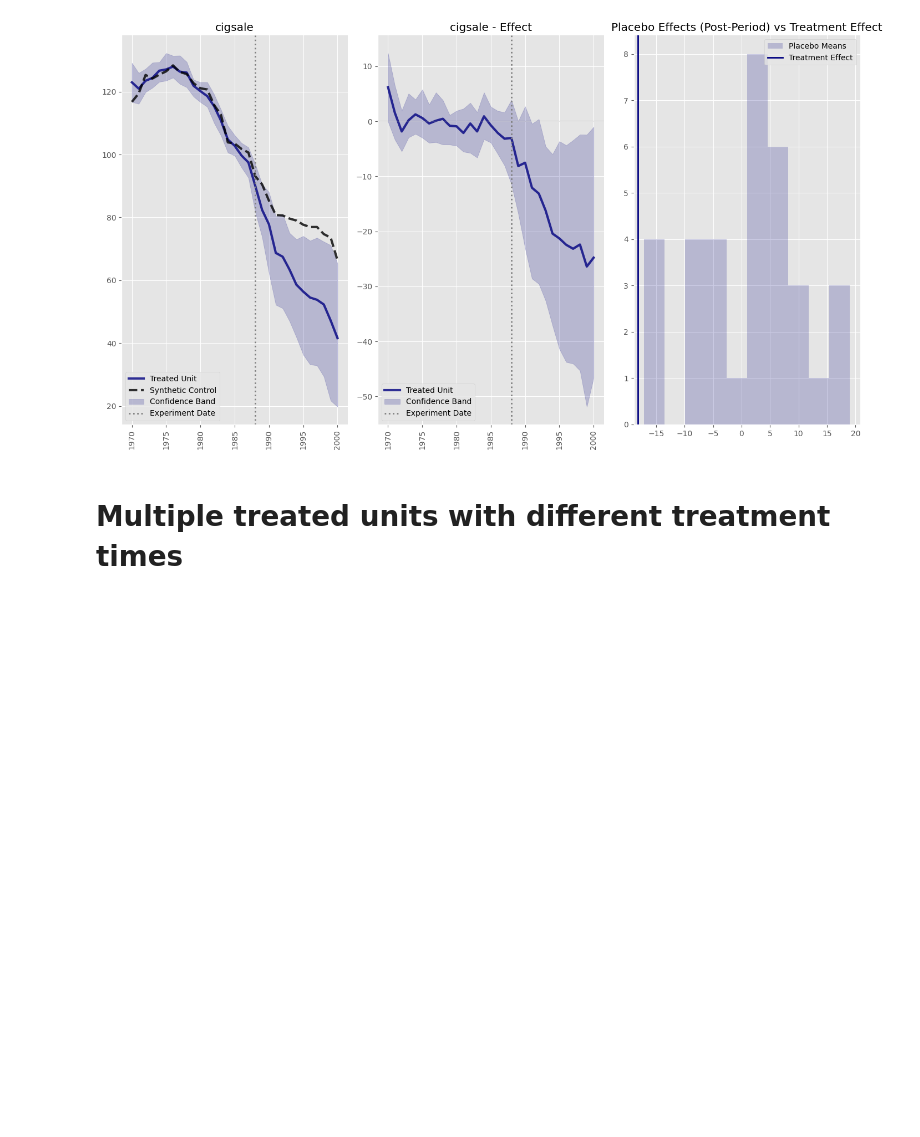
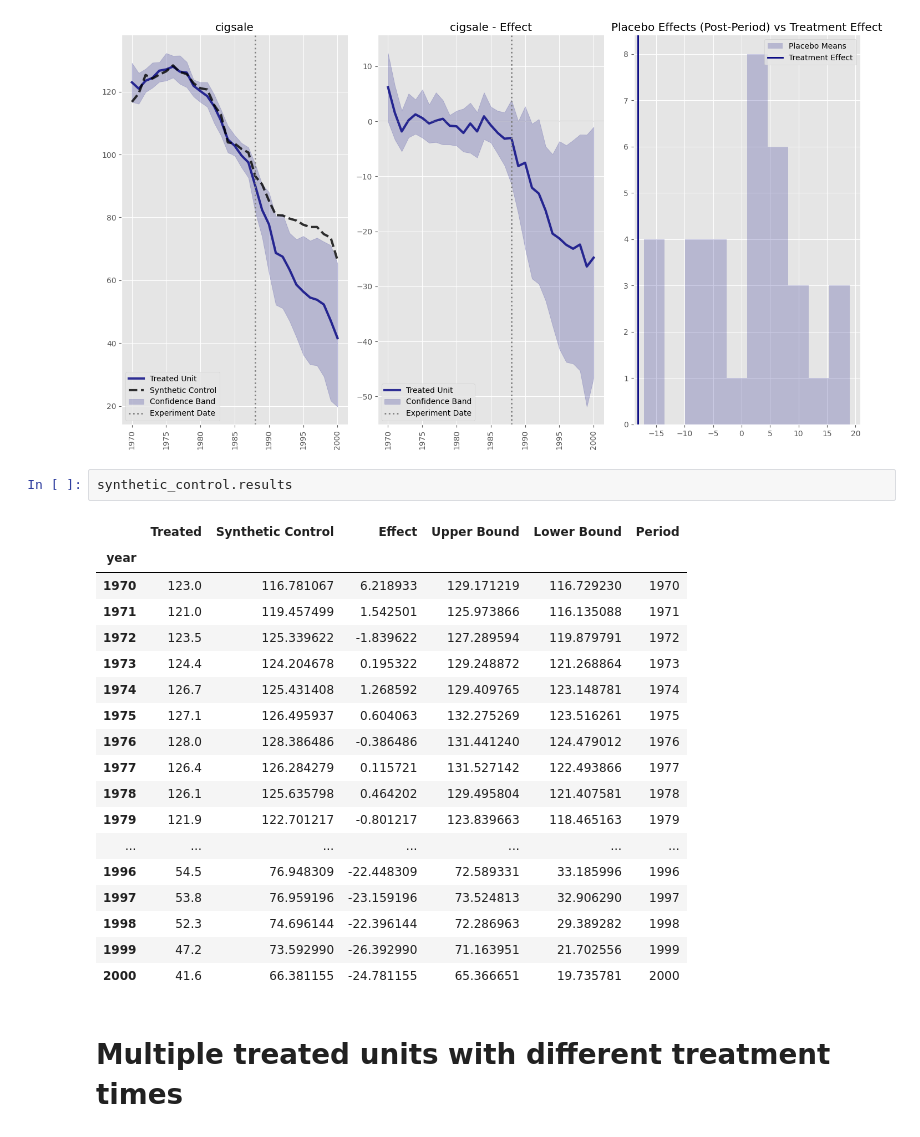
Before and after one commit to fhauschultz/causal-inference, a Jupyter notebook: examples/example.ipynb, the cells around one changed output. Cells and saved outputs as stored; diff of their text form; blank space fills up the shorter version.

```diff
--- a/examples/example.ipynb
+++ b/examples/example.ipynb
@@ -41,6 +41,27 @@ synthetic_control.plot(layout='row')
         <Axes: title={'center': 'Placebo Effects (Post-Period) vs Treatment Effect'}>],
        dtype=object))
 [figure]
+# %%
+synthetic_control.results
+# %% [output]
+|  | Treated | Synthetic Control | Effect | Upper Bound | Lower Bound | Period |
+| year |  |  |  |  |  |  |
+| 1970 | 123.0 | 116.781067 | 6.218933 | 129.171219 | 116.729230 | 1970 |
+| 1971 | 121.0 | 119.457499 | 1.542501 | 125.973866 | 116.135088 | 1971 |
+| 1972 | 123.5 | 125.339622 | -1.839622 | 127.289594 | 119.879791 | 1972 |
+| 1973 | 124.4 | 124.204678 | 0.195322 | 129.248872 | 121.268864 | 1973 |
+| 1974 | 126.7 | 125.431408 | 1.268592 | 129.409765 | 123.148781 | 1974 |
+| 1975 | 127.1 | 126.495937 | 0.604063 | 132.275269 | 123.516261 | 1975 |
+| 1976 | 128.0 | 128.386486 | -0.386486 | 131.441240 | 124.479012 | 1976 |
+| 1977 | 126.4 | 126.284279 | 0.115721 | 131.527142 | 122.493866 | 1977 |
+| 1978 | 126.1 | 125.635798 | 0.464202 | 129.495804 | 121.407581 | 1978 |
+| 1979 | 121.9 | 122.701217 | -0.801217 | 123.839663 | 118.465163 | 1979 |
+| ... | ... | ... | ... | ... | ... | ... |
+| 1996 | 54.5 | 76.948309 | -22.448309 | 72.589331 | 33.185996 | 1996 |
+| 1997 | 53.8 | 76.959196 | -23.159196 | 73.524813 | 32.906290 | 1997 |
+| 1998 | 52.3 | 74.696144 | -22.396144 | 72.286963 | 29.389282 | 1998 |
+| 1999 | 47.2 | 73.592990 | -26.392990 | 71.163951 | 21.702556 | 1999 |
+| 2000 | 41.6 | 66.381155 | -24.781155 | 65.366651 | 19.735781 | 2000 |
 # %% [markdown]
 # Multiple treated units with different treatment times
 # %%
```
Also changed, not shown: parts of 1 cell of this notebook.
